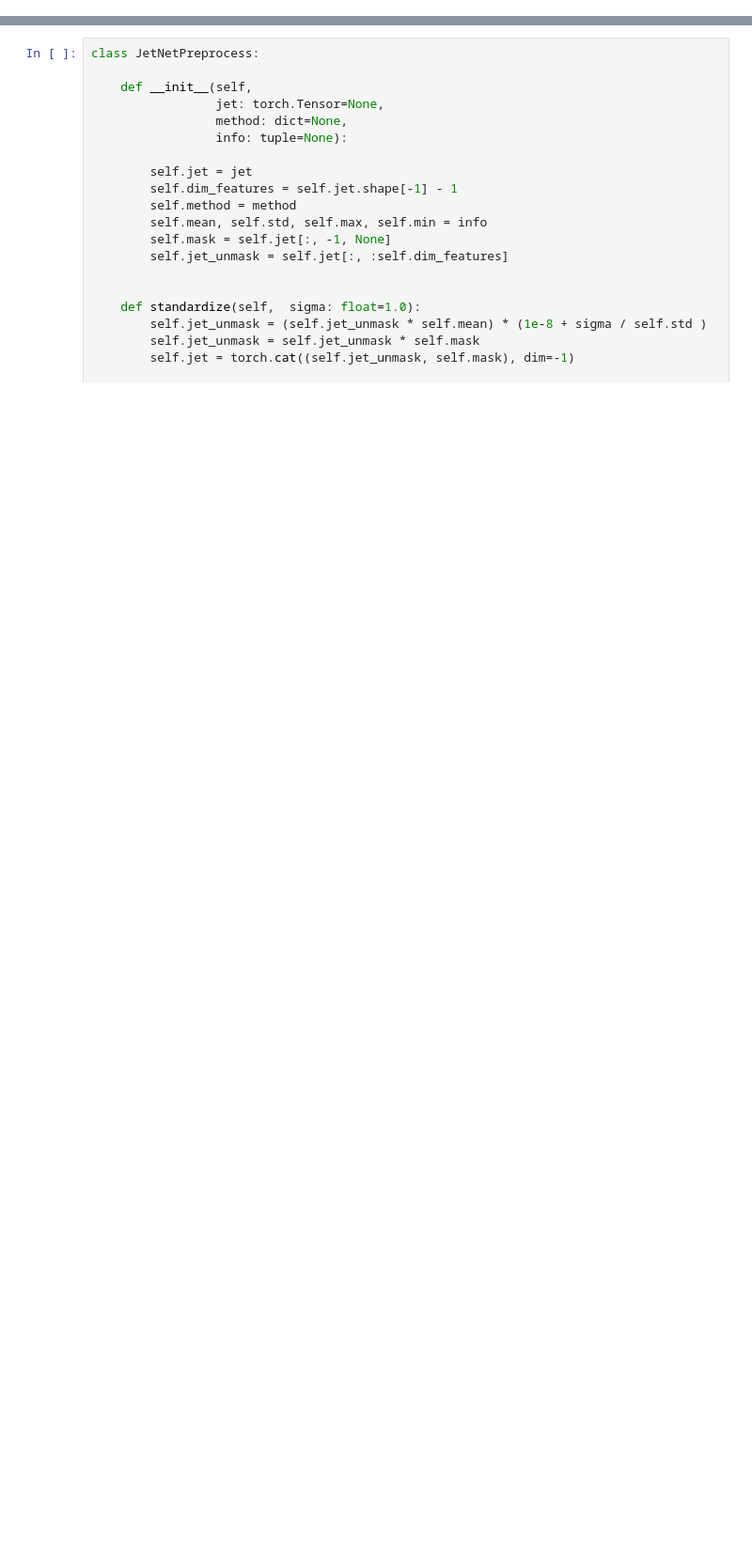
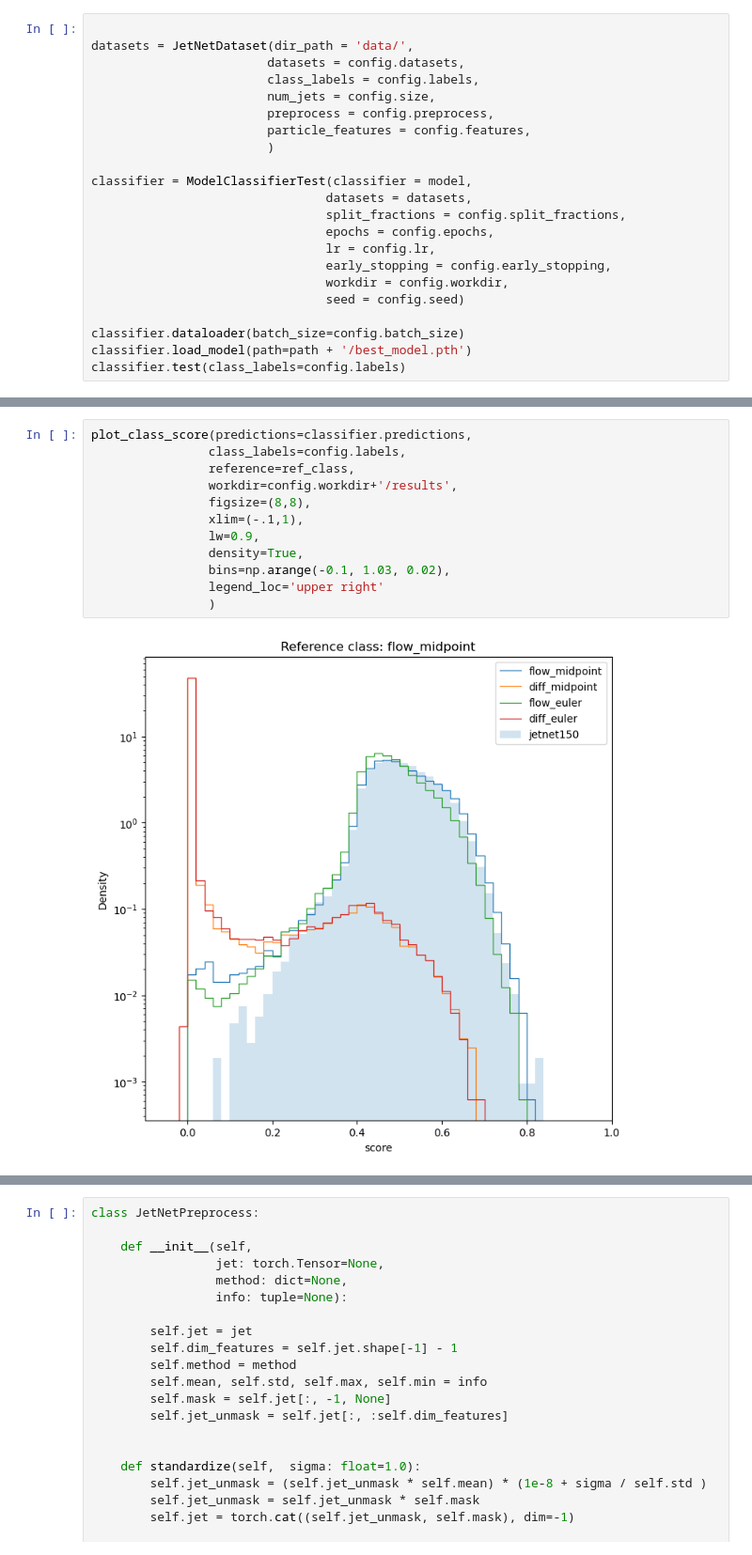
Before and after one commit to dfaroughy/ClassifierMetric, a Jupyter notebook: check_datasets.ipynb, the cells around one changed output, grey strips where cells are left out. Shown: that part at 94% size. Cells and saved outputs as stored; diff of their text form; blank space fills up the shorter version.

```diff
--- a/check_datasets.ipynb
+++ b/check_datasets.ipynb
@@ -43,0 +35,22 @@ for batch, labels in data_loader:
+# %%
+
+datasets = JetNetDataset(dir_path = 'data/',
+                        datasets = config.datasets,
+                        class_labels = config.labels,
+                        num_jets = config.size,
+                        preprocess = config.preprocess,
+                        particle_features = config.features,
+                        )
+
+classifier = ModelClassifierTest(classifier = model,
+                                datasets = datasets,
+                                split_fractions = config.split_fractions,
+                                epochs = config.epochs,
+                                lr = config.lr,
+                                early_stopping = config.early_stopping,
+                                workdir = config.workdir,
+                                seed = config.seed)
+
+classifier.dataloader(batch_size=config.batch_size)
+classifier.load_model(path=path + '/best_model.pth')
+classifier.test(class_labels=config.labels)
@@ -43,0 +66,14 @@ for batch, labels in data_loader:
+# %%
+plot_class_score(predictions=classifier.predictions,
+                class_labels=config.labels,
+                reference=ref_class,
+                workdir=config.workdir+'/results',
+                figsize=(8,8),
+                xlim=(-.1,1),
+                lw=0.9,
+                density=True,
+                bins=np.arange(-0.1, 1.03, 0.02),
+                legend_loc='upper right'
+                )
+# %% [output]
+[figure, added]
```
Also changed, not shown: parts of 5 cells of this notebook.
